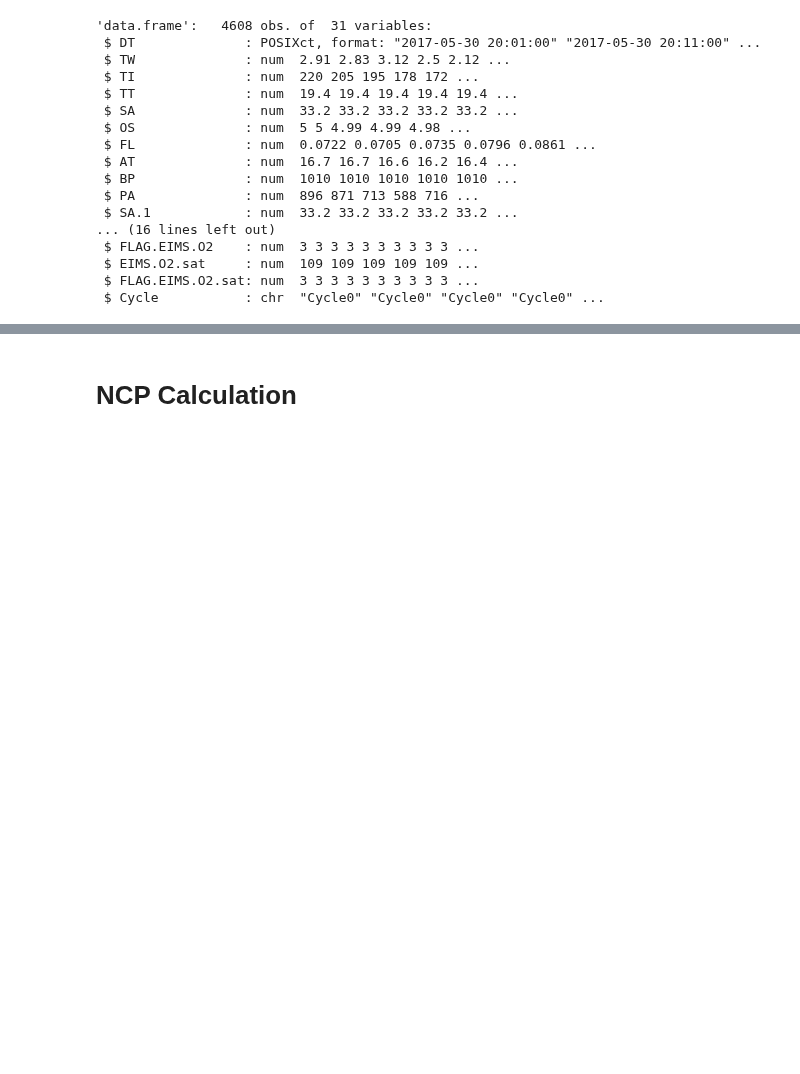
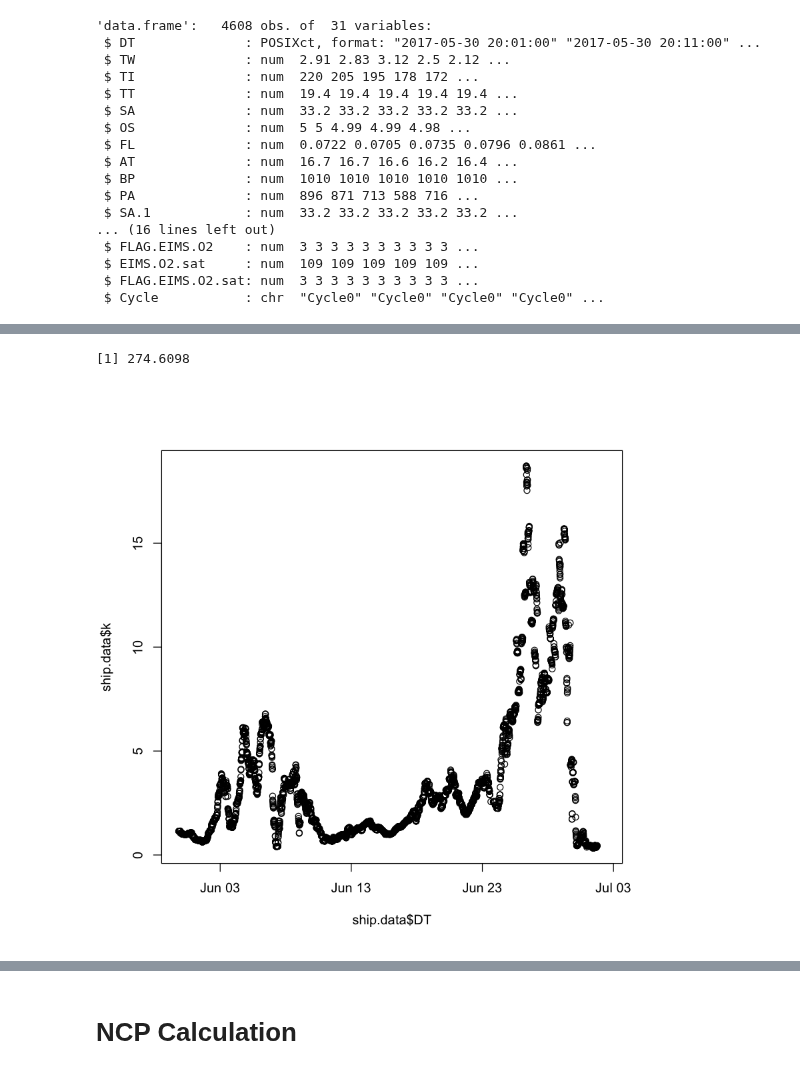
Before and after one commit to tbrycekelly/MIMS-TBK, a Jupyter notebook: NCP Model.ipynb, the cells around one changed output, grey strips where cells are left out. Cells and saved outputs as stored; diff of their text form; code cells hidden in the pictures; blank space fills up the shorter version.

```diff
--- a/NCP Model.ipynb
+++ b/NCP Model.ipynb
@@ -101,3 +102,9 @@ O2sol()
+# %%
+O2sol()
+plot(ship.data$DT, ship.data$k)
+# %% [output]
+[1] 274.6098
+[figure, added]
 # %%
 #### Calcualtes density from S and T (Massel 2015)
 rho = function(S=30, T=15, p=0) {
```
Also changed, not shown: parts of 5 cells of this notebook, 2 other files.
